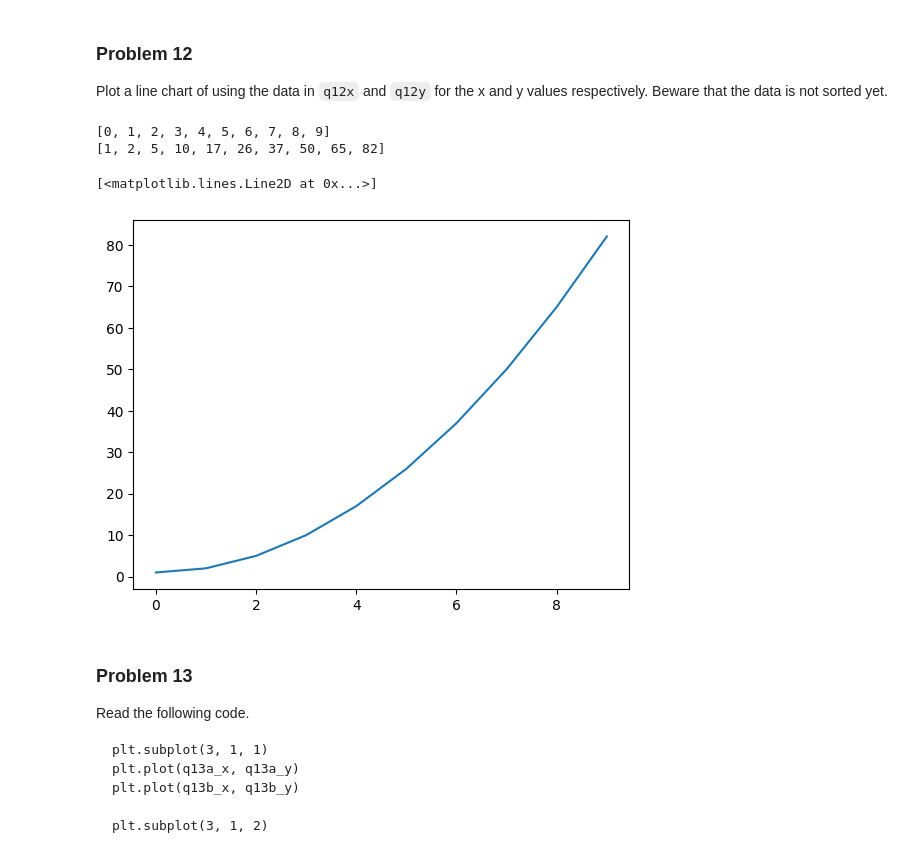
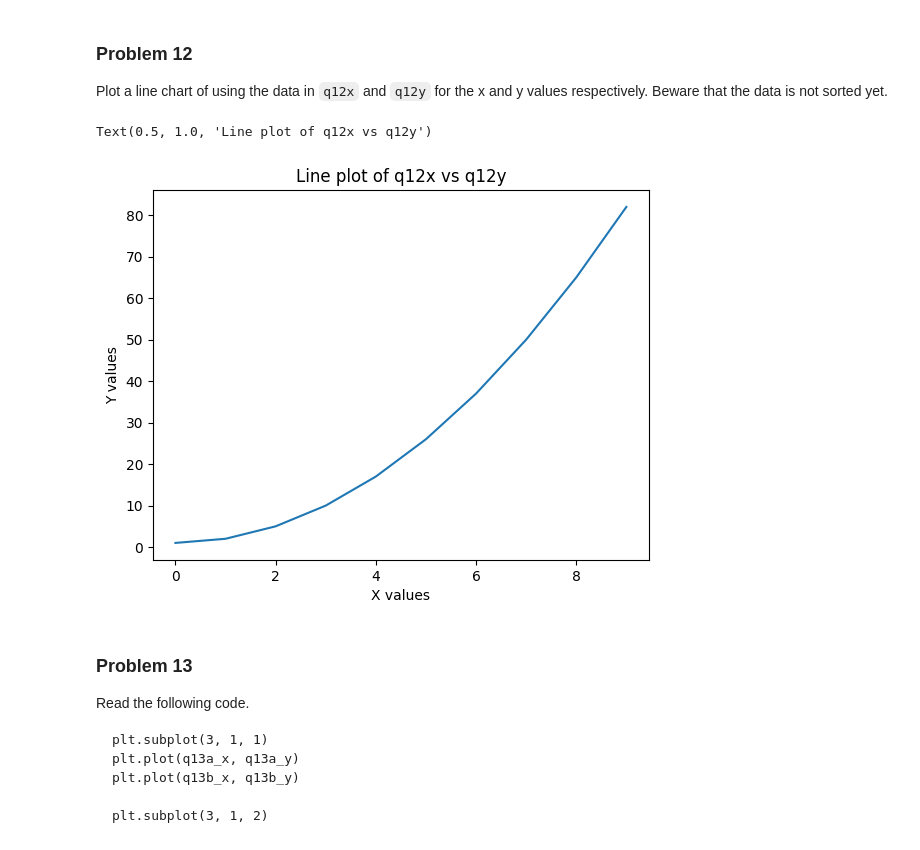
Before and after one commit to bvanson/dx602-homework-05, a Jupyter notebook: homeworTest.ipynb, the cells around one changed output. Cells and saved outputs as stored; diff of their text form; code cells hidden in the pictures.

```diff
--- a/homeworTest.ipynb
+++ b/homeworTest.ipynb
@@ -386,20 +382,20 @@ Beware that the data is not sorted yet.
 # DO NOT CHANGE
 
 q12x = [1, 9, 5, 7, 8, 2, 0, 3, 6, 4]
+# sort x values
 q12x.sort()
-print(q12x)
+
 q12y = [x**2 + 1 for x in q12x]
-print(q12y)
-# %% [output]
-[0, 1, 2, 3, 4, 5, 6, 7, 8, 9]
-[1, 2, 5, 10, 17, 26, 37, 50, 65, 82]
 # %%
 # YOUR CHANGES HERE
 
 plt.plot(q12x,q12y)
+plt.xlabel('X values')
+plt.ylabel('Y values')
+plt.title('Line plot of q12x vs q12y')
 # %% [output]
-[<matplotlib.lines.Line2D at 0x...>]
+Text(0.5, 1.0, 'Line plot of q12x vs q12y')
-[figure, old version]
+[figure, new version]
 # %% [markdown]
 ### Problem 13
 
```
Also changed, not shown: parts of 4 cells of this notebook, 1 other file.
